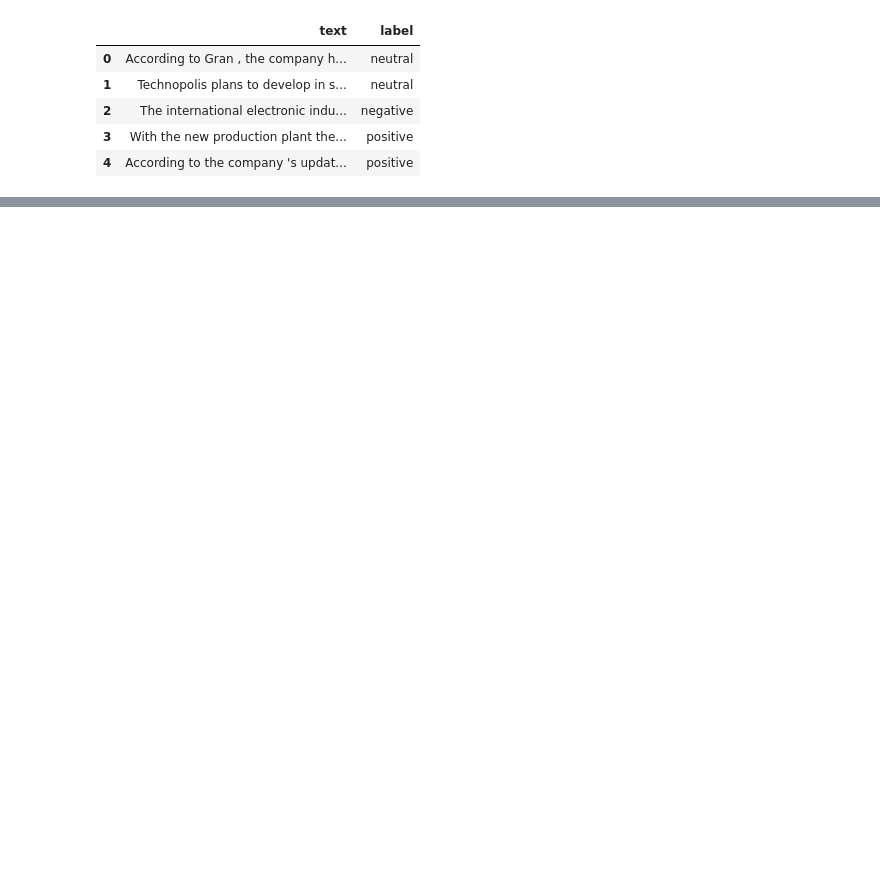
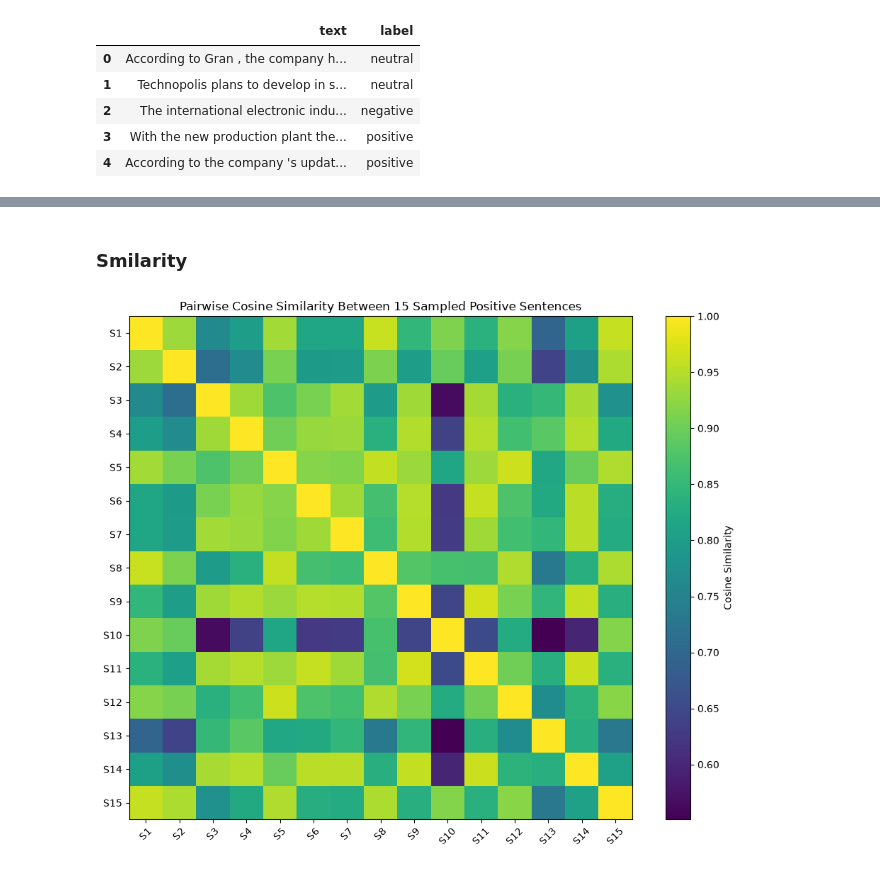
Before and after one commit to theodorhagen/sentiment-analysis-financial-news, a Jupyter notebook: 4_Similarity.ipynb, the cells around one changed output, grey strips where cells are left out. Drawn from its saved outputs; the diff is of its cells as text; code cells hidden in the pictures; blank space fills up the shorter version.

```diff
--- a/4_Similarity.ipynb
+++ b/4_Similarity.ipynb
@@ -37,0 +49,5 @@ df.head()
+# %%
+positive_df = df[df["label"] == "positive"]
+positive_sample = positive_df.sample(n=15, random_state=43)
+positive_sample['tokens'] = positive_sample['text'].apply(preprocess_for_similarity)
+display(positive_sample.head())
@@ -37,0 +113,44 @@ df.head()
+# %% [markdown]
+### Smilarity
+# %%
+def manual_cosine_similarity(vec_a, vec_b):
+
+    dot_product = np.dot(vec_a, vec_b)
+    norm_a = np.linalg.norm(vec_a)
+    norm_b = np.linalg.norm(vec_b)
+
+    if norm_a == 0 or norm_b == 0:
+        return 0.0
+
+    return dot_product / (norm_a * norm_b)
+# %%
+sentence_vectors = list(positive_sample["sentence_vector"])
+
+n = len(sentence_vectors)
+similarity_matrix = np.zeros((n, n))
+
+for i in range(n):
+    for j in range(n):
+        similarity_matrix[i, j] = manual_cosine_similarity(
+            sentence_vectors[i],
+            sentence_vectors[j]
+        )
+
+similarity_df = pd.DataFrame(
+    similarity_matrix,
+    index=[f"S{i+1}" for i in range(n)],
+    columns=[f"S{i+1}" for i in range(n)]
+)
+# %%
+plt.figure(figsize=(10, 8))
+plt.imshow(similarity_matrix)
+plt.colorbar(label="Cosine Similarity")
+
+plt.xticks(range(n), [f"S{i+1}" for i in range(n)], rotation=45)
+plt.yticks(range(n), [f"S{i+1}" for i in range(n)])
+
+plt.title("Pairwise Cosine Similarity Between 15 Sampled Positive Sentences")
+plt.tight_layout()
+plt.show()
+# %% [output]
+[figure, added]
```
Also changed, not shown: parts of 12 cells of this notebook, 3 other files.
